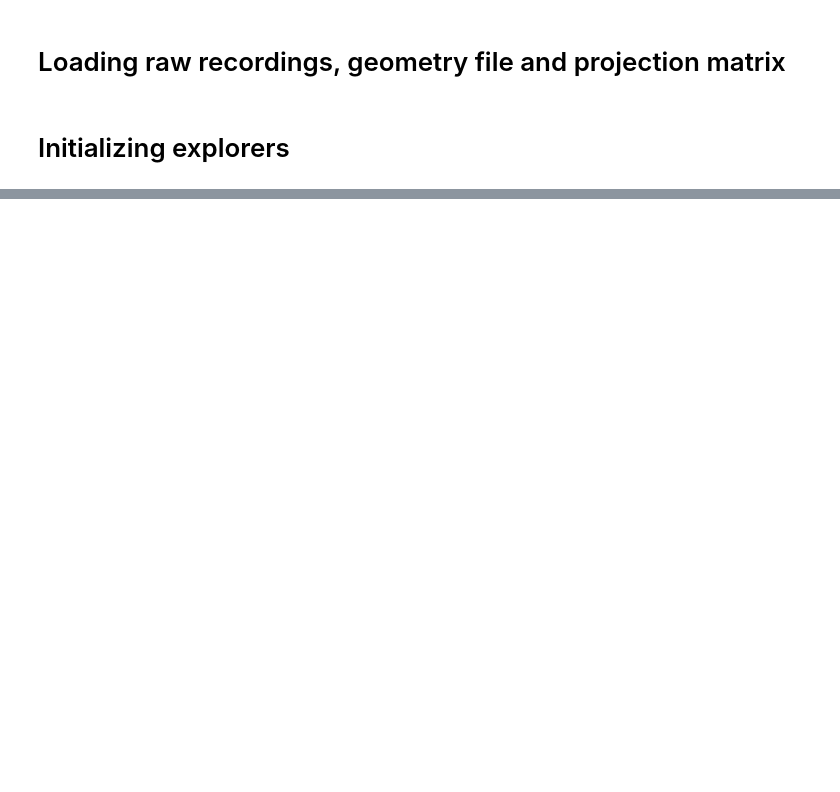
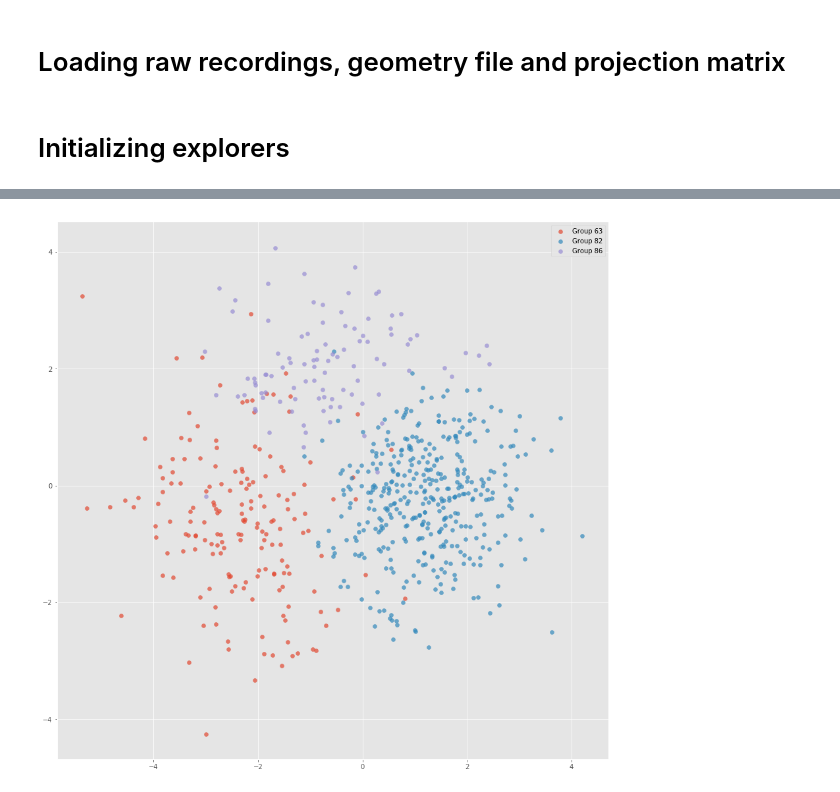
Before and after one commit to edublancas/neural-clustering, a Jupyter notebook: notebooks/cluster-evaluation.ipynb, the cells around one changed output, grey strips where cells are left out. Drawn from its saved outputs; the diff is of its cells as text; code cells hidden in the pictures; blank space fills up the shorter version.

```diff
--- a/notebooks/cluster-evaluation.ipynb
+++ b/notebooks/cluster-evaluation.ipynb
@@ -74 +78,5 @@ explorer_train.plot_all_clusters(k=2, sharex=True, sharey=True)
+# %%
+explorer_train.plot_closest_clusters_to(82, k=2)
+# %% [output]
+[figure, added]
 # %%
```
Also changed, not shown: parts of 7 cells of this notebook.
